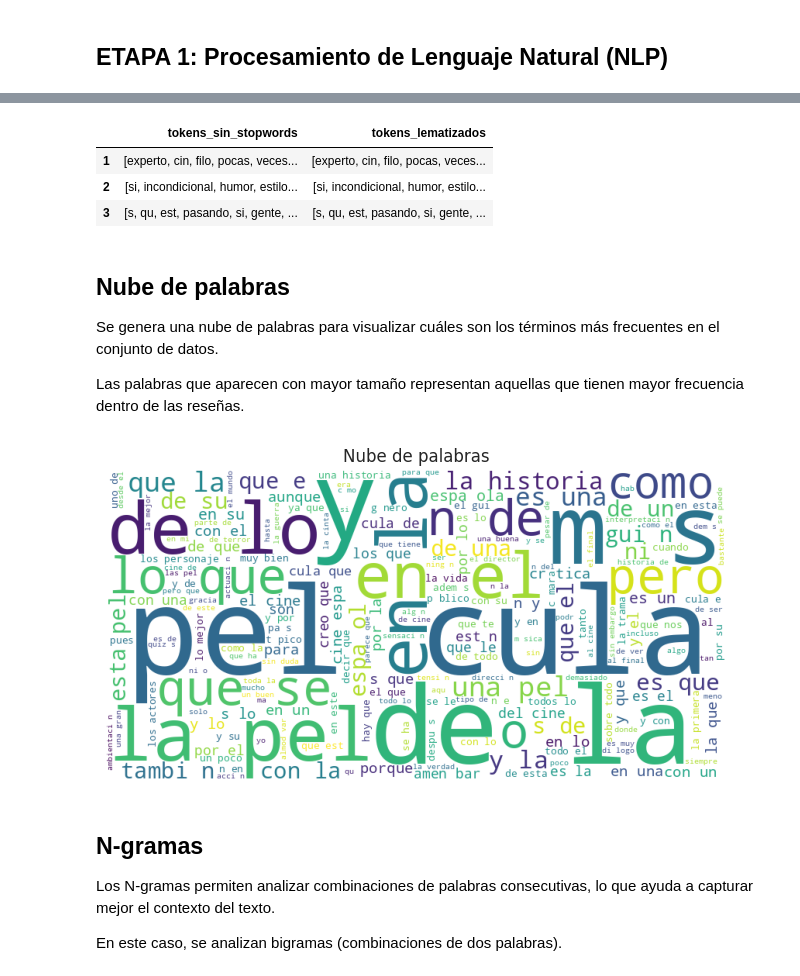
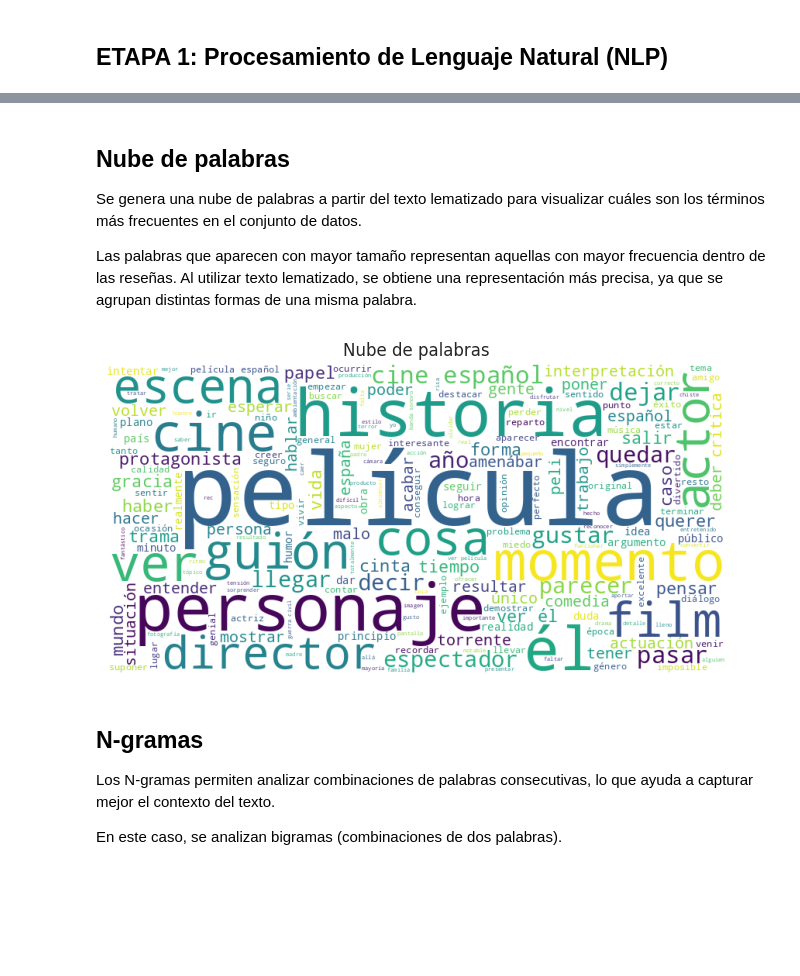
Before and after one commit to soledad-villarrubia/Data_Sciense_3, a Jupyter notebook: Proyecto_Final_Ciencia_de_Datos_IIi.ipynb, the cells around one changed output, grey strips where cells are left out. Cells and saved outputs as stored; diff of their text form; code cells hidden in the pictures; blank space fills up the shorter version.

```diff
--- a/Proyecto_Final_Ciencia_de_Datos_IIi.ipynb
+++ b/Proyecto_Final_Ciencia_de_Datos_IIi.ipynb
@@ -285,8 +348,10 @@ En este caso, se trabaja exclusivamente con el texto de la reseña (review) y la
 # %%
 # Nos quedamos solo con las columnas necesarias para el modelo
-# review: texto de la reseña
+# review: texto original
+# review_limpia: texto limpio
+# review_lematizada: texto procesado con spaCy
 # sentiment: variable objetivo
-df = df[['review', 'sentiment']].copy()
+df = df[['review', 'review_limpia', 'review_lematizada', 'sentiment']].copy()
 
 # Verificamos cómo quedó el dataset
 df.head()
@@ -336,6 +379,0 @@ Index(['review', 'sentiment'], dtype='object')
-# %%
-# Renombramos la columna de texto para trabajar con un nombre más claro y estándar
-df = df.rename(columns={'tweet_text': 'review'})
-
-# Verificamos que el cambio se haya hecho correctamente
-df.columns
@@ -373,21 +388,18 @@ df = df.dropna(subset=['review'])
 # Esto evita que el modelo interprete como distintas palabras "Bueno" y "bueno"
 df['review'] = df['review'].str.lower()
 # %%
-# Importamos la librería re para trabajar con expresiones regulares
 import re
 
 # Creamos una función para limpiar el texto
-# Esta función elimina caracteres que no sean letras y también espacios innecesarios
 def limpiar_texto(texto):
-    texto = str(texto)  # Nos aseguramos que el dato sea texto
-
-    # Eliminamos todo lo que no sea letras (incluye acentos)
-    texto = re.sub(r'[^a-záéíóúñü\s]', ' ', texto)
-
-    # Eliminamos espacios repetidos
-    texto = re.sub(r'\s+', ' ', texto).strip()
-
+    texto = str(texto).lower()                           # convertir a minúsculas
+    texto = re.sub(r'\d+', '', texto)                   # eliminar números
+    texto = re.sub(r'[^a-záéíóúüñ\s]', ' ', texto)      # eliminar signos y caracteres especiales
+    texto = re.sub(r'\s+', ' ', texto).strip()          # eliminar espacios repetidos
     return texto
 
 # Aplicamos la función a la columna review y creamos una nueva columna limpia
 df['review_limpia'] = df['review'].apply(limpiar_texto)
+
+# Verificamos el resultado
+df[['review', 'review_limpia']].head()
@@ -485,43 +499,25 @@ La lematización permite reducir las palabras a su forma base o raíz, lo que ay
-# %%
-from nltk.stem import WordNetLemmatizer
-
-# Inicializamos el lematizador
-lemmatizer = WordNetLemmatizer()
-
-# Aplicamos lematización sobre los tokens sin stopwords
-df['tokens_lematizados'] = df['tokens_sin_stopwords'].apply(
-    lambda x: [lemmatizer.lemmatize(word) for word in x]
-)
-
-# Mostramos ejemplo
-df[['tokens_sin_stopwords', 'tokens_lematizados']].head(3)
-# %% [output]
-|  | tokens_sin_stopwords | tokens_lematizados |
-| 1 | [experto, cin, filo, pocas, veces... | [experto, cin, filo, pocas, veces... |
-| 2 | [si, incondicional, humor, estilo... | [si, incondicional, humor, estilo... |
-| 3 | [s, qu, est, pasando, si, gente, ... | [s, qu, est, pasando, si, gente, ... |
 # %% [markdown]
 ## Nube de palabras
 
-Se genera una nube de palabras para visualizar cuáles son los términos más frecuentes en el conjunto de datos.
+Se genera una nube de palabras a partir del texto lematizado para visualizar cuáles son los términos más frecuentes en el conjunto de datos.
 
-Las palabras que aparecen con mayor tamaño representan aquellas que tienen mayor frecuencia dentro de las reseñas.
+Las palabras que aparecen con mayor tamaño representan aquellas con mayor frecuencia dentro de las reseñas. Al utilizar texto lematizado, se obtiene una representación más precisa, ya que se agrupan distintas formas de una misma palabra.
 # %%
 from wordcloud import WordCloud
 
 # Unimos todo el texto en un solo string
-texto = " ".join(df['review_limpia'])
+texto = " ".join(df['review_lematizada'])
 
 # Generamos la nube de palabras
 wordcloud = WordCloud(width=800, height=400, background_color='white').generate(texto)
 
 # Mostramos la nube
 plt.imshow(wordcloud)
 plt.axis('off')
 plt.title("Nube de palabras")
 plt.show()
 # %% [output]
-[figure, old version]
+[figure, new version]
 # %% [markdown]
 ## N-gramas
 
```
Also changed, not shown: parts of 64 cells of this notebook.
